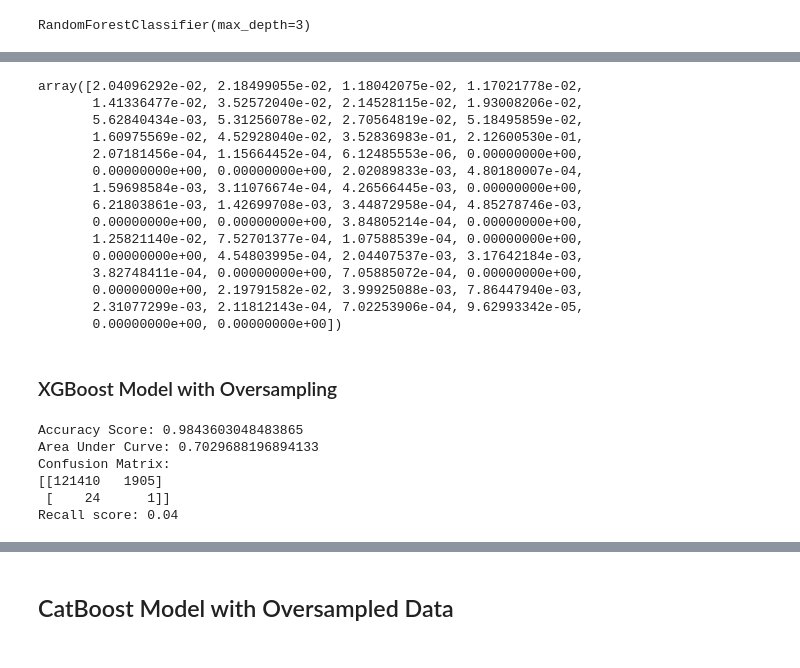
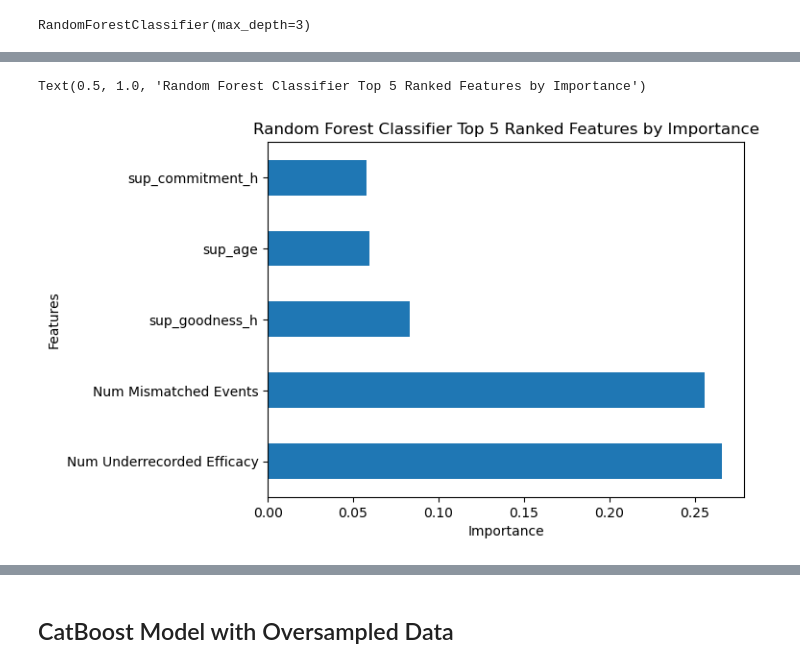
Before and after one commit to kyleanthonyr/Predicting-Employee-Attrition, a Jupyter notebook: notebooks/04-kar-modeling.ipynb, the cells around one changed output, grey strips where cells are left out. Saved outputs shown, nothing was run; the diff lists cells and outputs as text; code cells hidden in the pictures.

```diff
--- a/notebooks/04-kar-modeling.ipynb
+++ b/notebooks/04-kar-modeling.ipynb
@@ -362,20 +345,10 @@ plot_auc_curve(rf_clf, title="Random Forest with Oversampling")
 # %%
-rf_clf.feature_importances_
+# plot top 5 features for Random Forest Classifier
+feat_importances = pd.Series(rf_clf.feature_importances_, index=X_train_over.columns)
+feat_importances.nlargest(5).plot(kind='barh')
+plt.xlabel("Importance")
+plt.ylabel("Features")
+plt.title("Random Forest Classifier Top 5 Ranked Features by Importance")
 # %% [output]
-array([2.04096292e-02, 2.18499055e-02, 1.18042075e-02, 1.17021778e-02,
-       1.41336477e-02, 3.52572040e-02, 2.14528115e-02, 1.93008206e-02,
-       5.62840434e-03, 5.31256078e-02, 2.70564819e-02, 5.18495859e-02,
-       1.60975569e-02, 4.52928040e-02, 3.52836983e-01, 2.12600530e-01,
-       2.07181456e-04, 1.15664452e-04, 6.12485553e-06, 0.00000000e+00,
-       0.00000000e+00, 0.00000000e+00, 2.02089833e-03, 4.80180007e-04,
-       1.59698584e-03, 3.11076674e-04, 4.26566445e-03, 0.00000000e+00,
-       6.21803861e-03, 1.42699708e-03, 3.44872958e-04, 4.85278746e-03,
-       0.00000000e+00, 0.00000000e+00, 3.84805214e-04, 0.00000000e+00,
-       1.25821140e-02, 7.52701377e-04, 1.07588539e-04, 0.00000000e+00,
-       0.00000000e+00, 4.54803995e-04, 2.04407537e-03, 3.17642184e-03,
-       3.82748411e-04, 0.00000000e+00, 7.05885072e-04, 0.00000000e+00,
-       0.00000000e+00, 2.19791582e-02, 3.99925088e-03, 7.86447940e-03,
-       2.31077299e-03, 2.11812143e-04, 7.02253906e-04, 9.62993342e-05,
-       0.00000000e+00, 0.00000000e+00])
+Text(0.5, 1.0, 'Random Forest Classifier Top 5 Ranked Features by Importance')
+[figure, added]
-# %% [markdown]
-### XGBoost Model with Oversampling
@@ -398,13 +354,0 @@ y_pred = xgb_model.predict(X_test)
-# %%
-# Get performance scores
-print(f'Accuracy Score: {accuracy_score(y_test,y_pred)}')
-print(f'Area Under Curve: {roc_auc_score(y_test, xgb_model.predict_proba(X_test)[:, 1])}')
-print(f'Confusion Matrix: \n{confusion_matrix(y_test, y_pred)}')
-print(f'Recall score: {recall_score(y_test,y_pred)}')
-# %% [output]
-Accuracy Score: 0.9843603048483865
-Area Under Curve: 0.7029688196894133
-Confusion Matrix:
-[[121410   1905]
- [    24      1]]
-Recall score: 0.04
```
Also changed, not shown: parts of 30 cells of this notebook, 6 other files.
